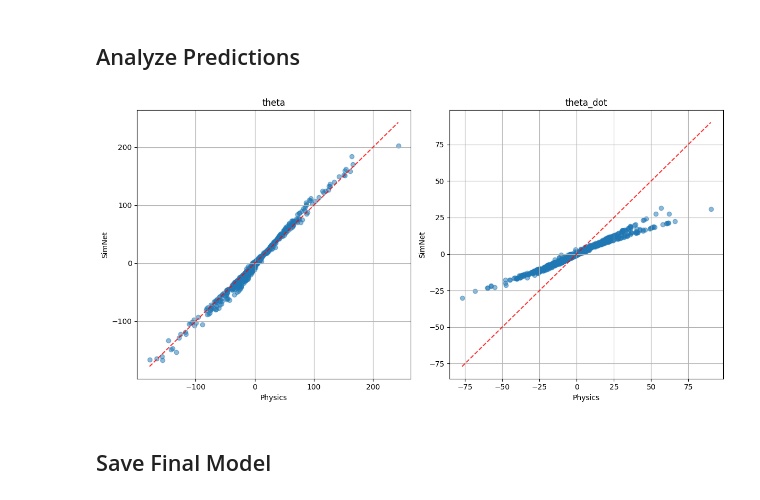
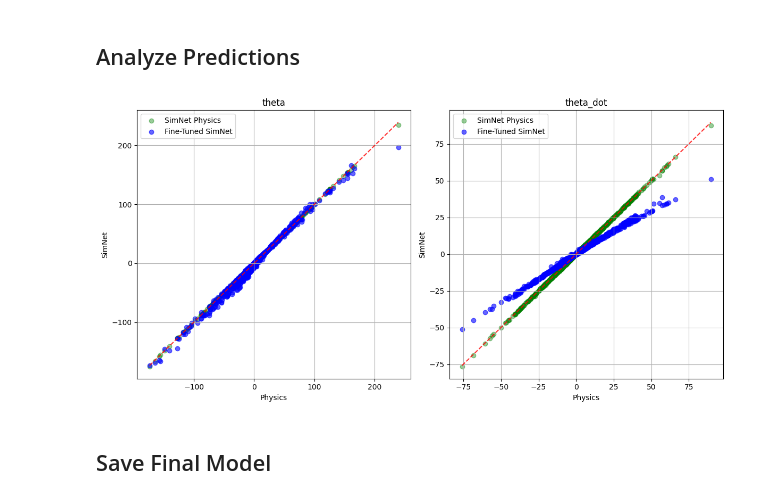
Before and after one commit to EyalPorat/ddpg-balancing-robot, a Jupyter notebook: python/notebooks/train_simnet.ipynb, the cells around one changed output. Cells and saved outputs as stored; diff of their text form; code cells hidden in the pictures.

Commit message:
improved graph of simnet training

```diff
--- a/python/notebooks/train_simnet.ipynb
+++ b/python/notebooks/train_simnet.ipynb
@@ -87,0 +88,19 @@ Epoch 100/100 - Train Loss: 0.048735 - Val Loss: 0.036047
+# %%
+# Save physics trained SimNet
+torch.save({
+    'state_dict': trainer.simnet.state_dict(),
+    'physics_history': physics_history,
+    'config': simnet_config,
+    'metadata': {
+        'state_dim': env.observation_space.shape[0],
+        'action_dim': env.action_space.shape[0],
+        'hidden_dims': simnet_config['model']['hidden_dims']
+    }
+}, log_dir / 'simnet_physics_final.pt')
+
+simnet_physics = SimNet(
+    state_dim=env.observation_space.shape[0],
+    action_dim=env.action_space.shape[0],
+    hidden_dims=simnet_config['model']['hidden_dims']
+)
+simnet_physics.load_state_dict(torch.load(log_dir / 'simnet_physics_final.pt')['state_dict'])
@@ -146,27 +167,32 @@ Epoch 20/20 - Train Loss: 1.523984 - Val Loss: 1.492424
 # %%
 
 test_states = val_data["states"][:1000]
 test_actions = val_data["actions"][:1000]
 physics_preds = val_data["next_states"][:1000]  # The actual next states from the physics data
 
 # Get SimNet predictions
 simnet_preds = []
+simnet_physics_preds = []
 for s, a in zip(test_states, test_actions):
     s_tensor = torch.tensor(s, dtype=torch.float32).unsqueeze(0)
     a_tensor = torch.tensor(a, dtype=torch.float32).unsqueeze(0)
     pred_next = trainer.simnet(s_tensor, a_tensor).detach().numpy()[0]
     simnet_preds.append(pred_next)
+    pred_next_physics = simnet_physics(s_tensor, a_tensor).detach().numpy()[0]
+    simnet_physics_preds.append(pred_next_physics)
 simnet_preds = np.array(simnet_preds)
+simnet_physics_preds = np.array(simnet_physics_preds)
 
 # Plot comparison (assuming your plot function looks something like this)
 fig = plot_predictions_comparison(
     physics_preds=physics_preds,   # ground-truth next states
     simnet_preds=simnet_preds,     # network-predicted next states
+    simnet_physics_preds=simnet_physics_preds,  # network-predicted next states using simnet physics model
     save_path=log_dir / "prediction_comparison.png"
 )
 plt.show()
 # %% [output]
-[figure, old version]
+[figure, new version]
 # %% [markdown]
 ## Save Final Model
 # %%
```
Also changed, not shown: parts of 4 cells of this notebook, 9 other files.
